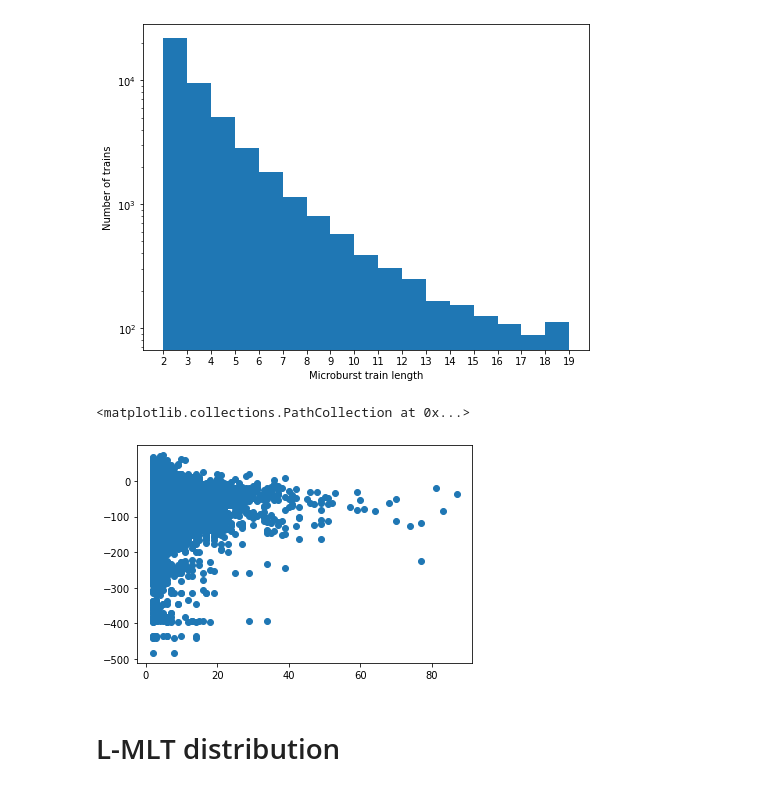
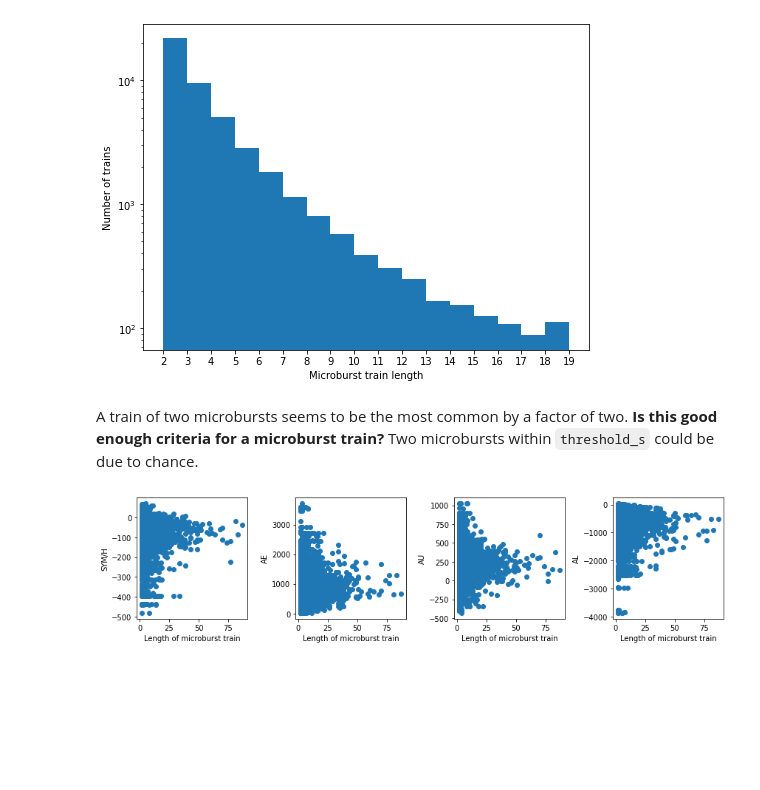
Before and after one commit to mshumko/sampex_microburst_indices, a Jupyter notebook: sampex_microburst_indices/analysis/microburst_trains.ipynb, the cells around one changed output. Saved outputs shown, nothing was run; the diff lists cells and outputs as text; code cells hidden in the pictures; blank space fills up the shorter version.

```diff
--- a/sampex_microburst_indices/analysis/microburst_trains.ipynb
+++ b/sampex_microburst_indices/analysis/microburst_trains.ipynb
@@ -187,10 +210,3 @@ cx.set(xlabel='Microburst train length', ylabel='Number of trains');
 cx.set_yscale('log')
 # %% [output]
 [figure]
-# %%
-plt.scatter(trains['n_microbursts'], trains['SYM/H'])
-# %% [output]
-<matplotlib.collections.PathCollection at 0x...>
-[figure, removed]
-# %% [markdown]
-# L-MLT distribution
@@ -199,0 +213,15 @@ long_trains = trains[trains['n_microbursts'] > 2]
+# %% [markdown]
+A train of two microbursts seems to be the most common by a factor of two. **Is this good enough criteria for a microburst train?** Two microbursts within `threshold_s` could be due to chance.
+# %%
+scatter_index_names = ['SYM/H', 'AE', 'AU', 'AL']
+
+fig, dx = plt.subplots(1, len(scatter_index_names), figsize=(12, 3))
+
+for dx_i, scatter_index_name in zip(dx, scatter_index_names):
+    dx_i.scatter(trains['n_microbursts'], trains[scatter_index_name])
+    dx_i.set_ylabel(scatter_index_name)
+    dx_i.set_xlabel('Length of microburst train')
+
+plt.tight_layout()
+# %% [output]
+[figure, added]
```
Also changed, not shown: parts of 26 cells of this notebook, 1 other file.
